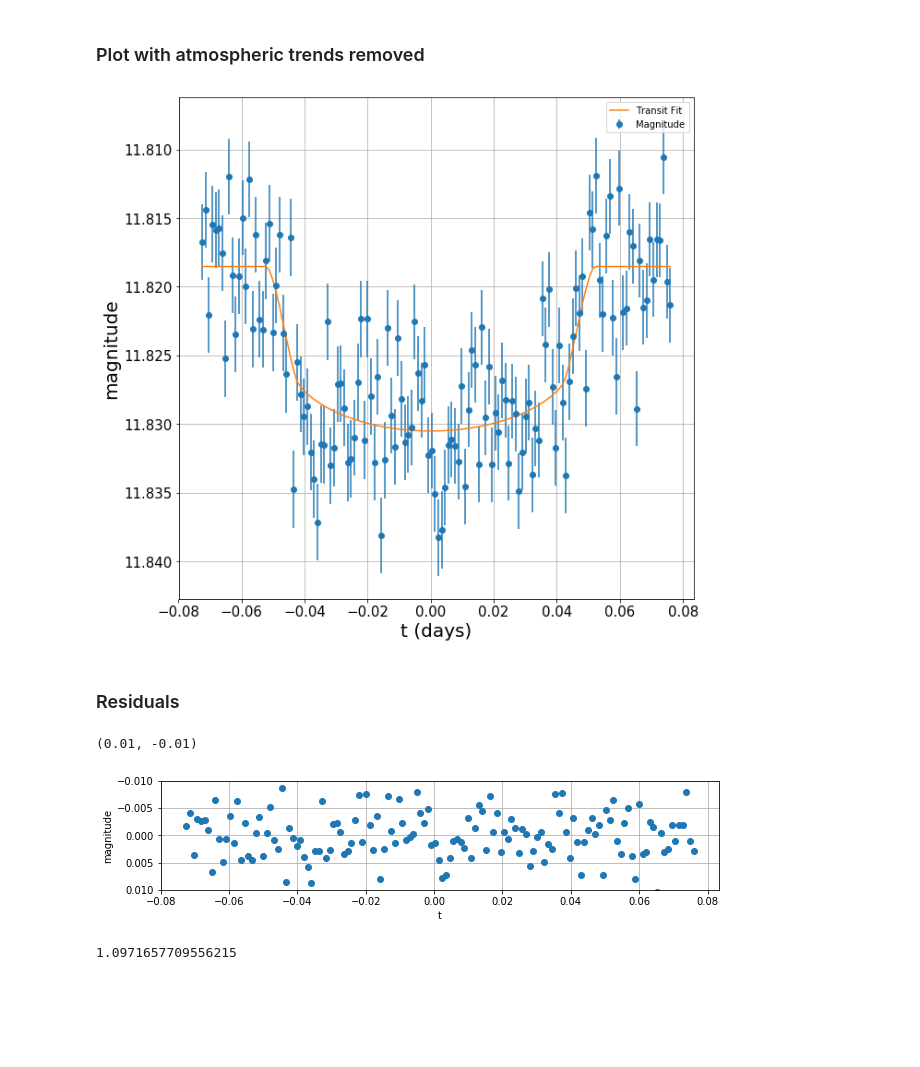
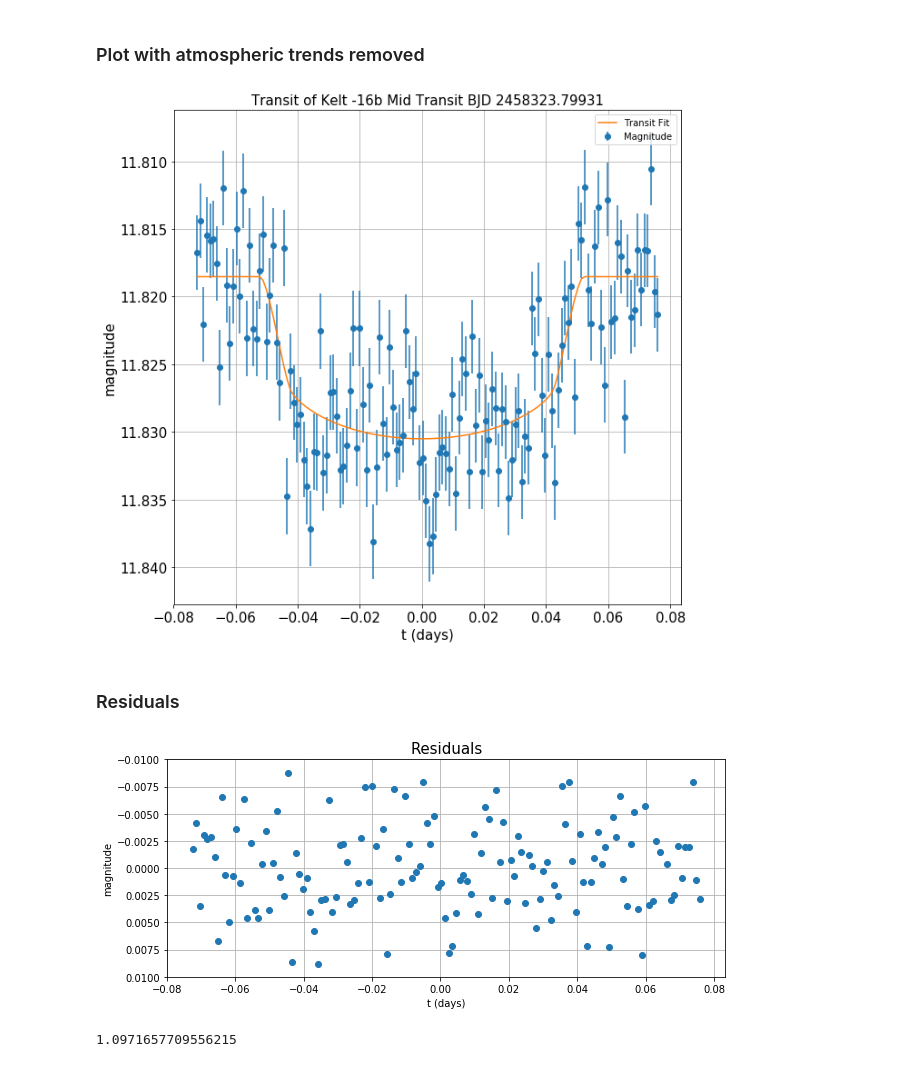
Before and after one commit to feder-observatory/aavso2018, a Jupyter notebook: exoplanet-fitting-template.ipynb, the cells around one changed output. Cells and saved outputs as stored; diff of their text form; code cells hidden in the pictures; blank space fills up the shorter version.

```diff
--- a/exoplanet-fitting-template.ipynb
+++ b/exoplanet-fitting-template.ipynb
@@ -119,27 +120,29 @@ plt.plot(t_adjusted - out_params[1], etd.mag_fit(out_params, t_adjusted, z_0) -
 plt.grid()
 # Reverse the y axis
 plt.ylim(reversed(plt.ylim()))
-plt.xlabel('t (days)', fontsize=20)
-plt.ylabel('magnitude', fontsize=20)
+plt.xlabel('t (days)', fontsize=15)
+plt.ylabel('magnitude', fontsize=15)
 plt.yticks(fontsize=15)
 plt.xticks(fontsize=15)
-plt.legend()
+plt.legend(fontsize=10)
+plt.title('Transit of Kelt -16b Mid Transit BJD 2458323.79931', fontsize=15)
 plt.savefig('light_curve_kelt16b', bbox_inches='tight')
 # %% [output]
-[figure, old version]
+[figure, new version]
 # %% [markdown]
 ### Residuals
 # %%
-plt.figure(figsize=(10,2))
+plt.figure(figsize=(10,4))
 plt.plot(t_adjusted - out_params[1], mags_measured - etd.mag_fit(out_params, t_adjusted, z_0), 'o')
-plt.xlabel('t')
+plt.xlabel('t (days)')
 plt.ylabel('magnitude')
 plt.grid()
 plt.ylim(-.010, .010)
 plt.ylim(reversed(plt.ylim()))
+plt.title('Residuals', fontsize=15)
+plt.savefig('lightCurveResiduals', bbox_inches='tight')
 # %% [output]
-(0.01, -0.01)
-[figure, old version]
+[figure, new version]
 # %%
 magMax = (etd.mag_fit(out_params, t_adjusted, z_0) - mag_adjust + out_params[0]).max()
 magMin = (etd.mag_fit(out_params, t_adjusted, z_0) - mag_adjust + out_params[0]).min()
```
Also changed, not shown: parts of 3 cells of this notebook.
